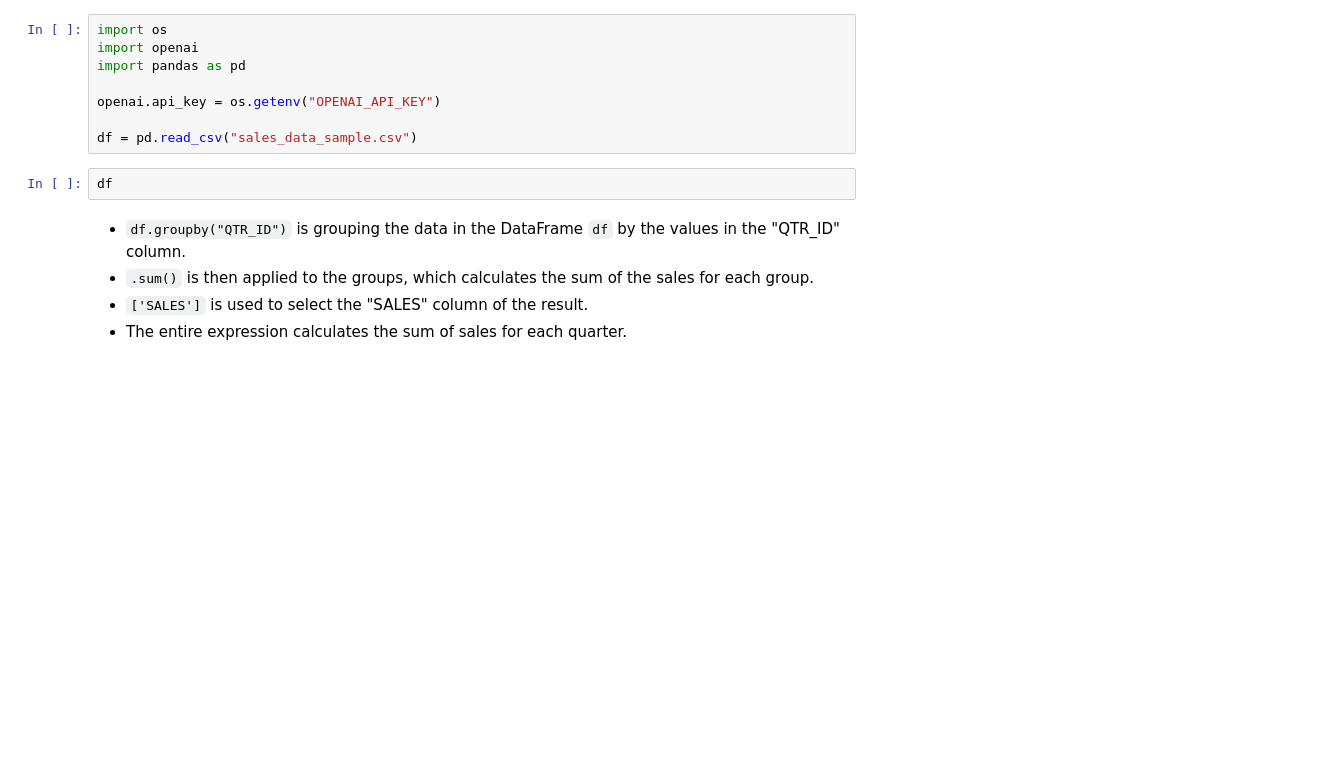
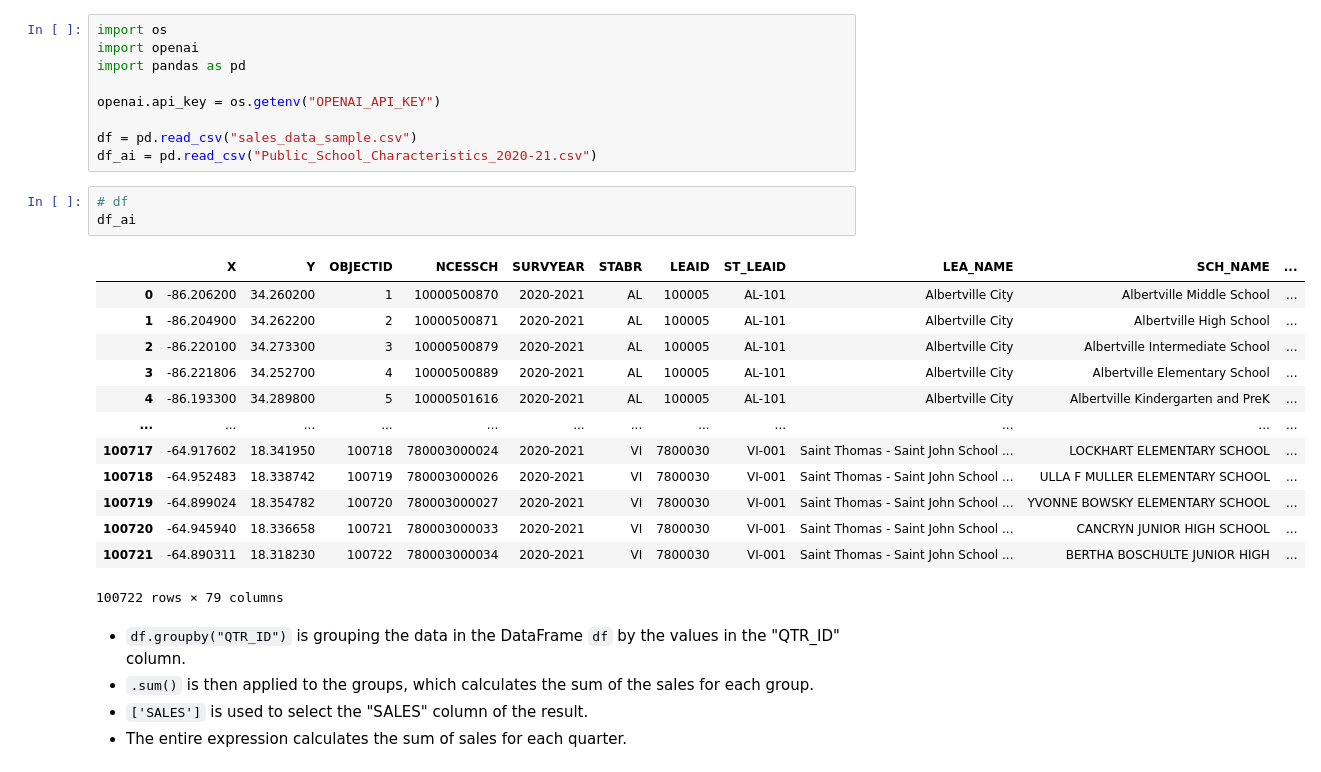
Before and after one commit to mathcodes/ai-NLP-to-SQL, a Jupyter notebook: main.ipynb, the cells around one changed output. Cells and saved outputs as stored; diff of their text form; blank space fills up the shorter version.

```diff
--- a/main.ipynb
+++ b/main.ipynb
@@ -6,8 +6,24 @@ import pandas as pd
 openai.api_key = os.getenv("OPENAI_API_KEY")
 
 df = pd.read_csv("sales_data_sample.csv")
+df_ai = pd.read_csv("Public_School_Characteristics_2020-21.csv")
-# %%
-df
+# %%
+# df
+df_ai
+# %% [output]
+|  | X | Y | OBJECTID | NCESSCH | SURVYEAR | STABR | LEAID | ST_LEAID | LEA_NAME | SCH_NAME | ... |
+| 0 | -86.206200 | 34.260200 | 1 | 10000500870 | 2020-2021 | AL | 100005 | AL-101 | Albertville City | Albertville Middle School | ... |
+| 1 | -86.204900 | 34.262200 | 2 | 10000500871 | 2020-2021 | AL | 100005 | AL-101 | Albertville City | Albertville High School | ... |
+| 2 | -86.220100 | 34.273300 | 3 | 10000500879 | 2020-2021 | AL | 100005 | AL-101 | Albertville City | Albertville Intermediate School | ... |
+| 3 | -86.221806 | 34.252700 | 4 | 10000500889 | 2020-2021 | AL | 100005 | AL-101 | Albertville City | Albertville Elementary School | ... |
+| 4 | -86.193300 | 34.289800 | 5 | 10000501616 | 2020-2021 | AL | 100005 | AL-101 | Albertville City | Albertville Kindergarten and PreK | ... |
+| ... | ... | ... | ... | ... | ... | ... | ... | ... | ... | ... | ... |
+| 100717 | -64.917602 | 18.341950 | 100718 | 780003000024 | 2020-2021 | VI | 7800030 | VI-001 | Saint Thomas - Saint John School ... | LOCKHART ELEMENTARY SCHOOL | ... |
+| 100718 | -64.952483 | 18.338742 | 100719 | 780003000026 | 2020-2021 | VI | 7800030 | VI-001 | Saint Thomas - Saint John School ... | ULLA F MULLER ELEMENTARY SCHOOL | ... |
+| 100719 | -64.899024 | 18.354782 | 100720 | 780003000027 | 2020-2021 | VI | 7800030 | VI-001 | Saint Thomas - Saint John School ... | YVONNE BOWSKY ELEMENTARY SCHOOL | ... |
+| 100720 | -64.945940 | 18.336658 | 100721 | 780003000033 | 2020-2021 | VI | 7800030 | VI-001 | Saint Thomas - Saint John School ... | CANCRYN JUNIOR HIGH SCHOOL | ... |
+| 100721 | -64.890311 | 18.318230 | 100722 | 780003000034 | 2020-2021 | VI | 7800030 | VI-001 | Saint Thomas - Saint John School ... | BERTHA BOSCHULTE JUNIOR HIGH | ... |
+100722 rows × 79 columns
 # %% [markdown]
  - `df.groupby("QTR_ID")` is grouping the data in the DataFrame `df` by the values in the "QTR_ID" column.
  - `.sum()` is then applied to the groups, which calculates the sum of the sales for each group.
```
Also changed, not shown: parts of 15 cells of this notebook, 7 other files.
